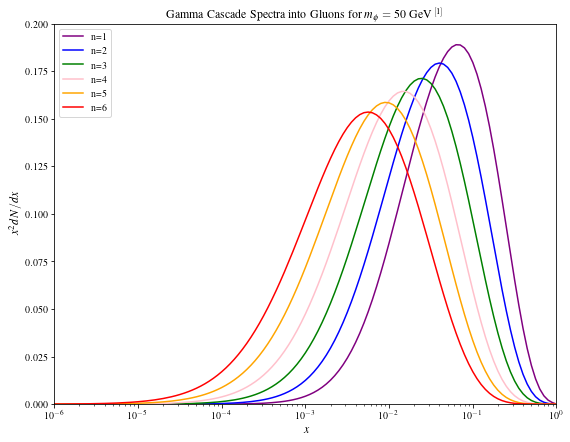
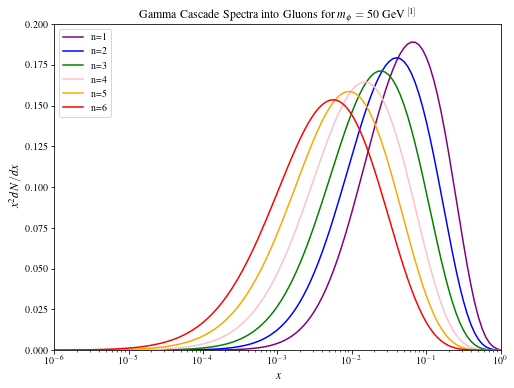
The notebook cell's code change between the first figure and the second:
--- before
+++ after
@@ -23,5 +23,5 @@
 
 #Plot
-plt.figure(figsize=(9, 7))
+plt.figure(figsize=(8, 6))
 plt.plot(xvals,[x**2*dNdx(x,1) for x in xvals],label='n=1',color='Purple')
 plt.plot(xvals,[x**2*dNdx(x,2) for x in xvals],label='n=2',color='Blue')

Commit: Reajuste nos plots